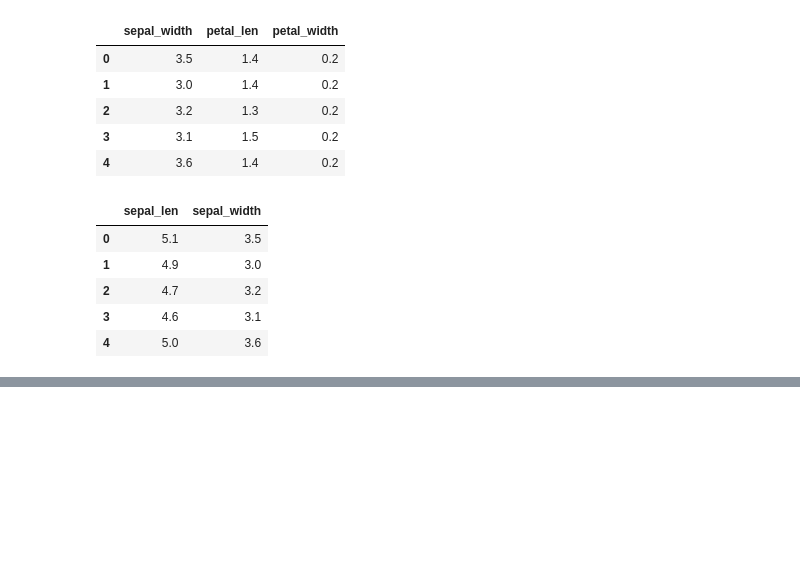
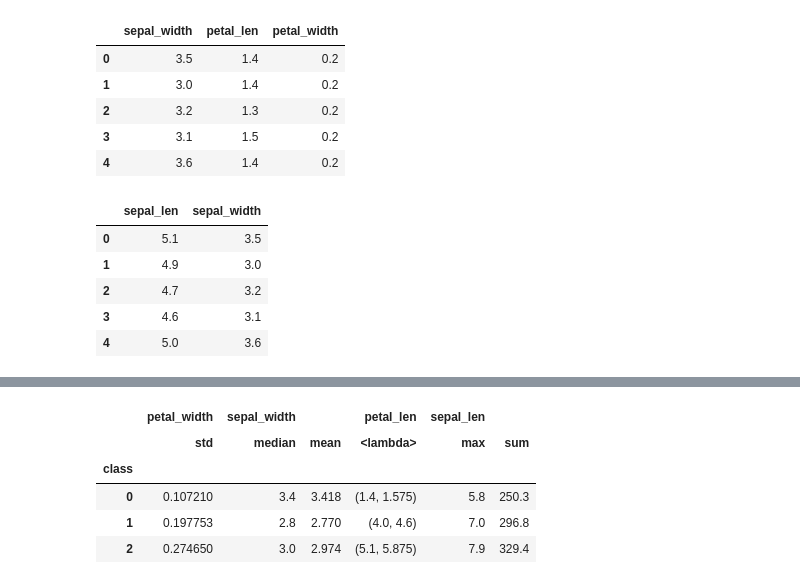
Before and after one commit to youess/notes, a Jupyter notebook: python/pandas数据操作.ipynb, the cells around one changed output, grey strips where cells are left out. Cells and saved outputs as stored; diff of their text form; code cells hidden in the pictures; blank space fills up the shorter version.

```diff
--- a/python/pandas数据操作.ipynb
+++ b/python/pandas数据操作.ipynb
@@ -191,0 +202,23 @@ dat[["sepal_len", "sepal_width"]].head()
+# %%
+## group by分组处理数据
+
+gdat = dat.groupby(["class"])
+
+# 不能同时用两个匿名函数
+quantile_1 = lambda x: x.quantile(.25)
+quantile_2 = lambda x: x.quantile(.75)
+
+aggregation = {
+    "sepal_len": ["max", "sum"],
+    "sepal_width": ["median", "mean"],
+    "petal_len": [lambda x: (x.quantile(.25), x.quantile(.75))],
+    "petal_width": ["std"]
+}
+gdat.agg(aggregation)
+# %% [output]
+|  | petal_width | sepal_width |  | petal_len | sepal_len |  |
+|  | std | median | mean | <lambda> | max | sum |
+| class |  |  |  |  |  |  |
+| 0 | 0.107210 | 3.4 | 3.418 | (1.4, 1.575) | 5.8 | 250.3 |
+| 1 | 0.197753 | 2.8 | 2.770 | (4.0, 4.6) | 7.0 | 296.8 |
+| 2 | 0.274650 | 3.0 | 2.974 | (5.1, 5.875) | 7.9 | 329.4 |
```
Also changed, not shown: parts of 18 cells of this notebook, 1 other file.
